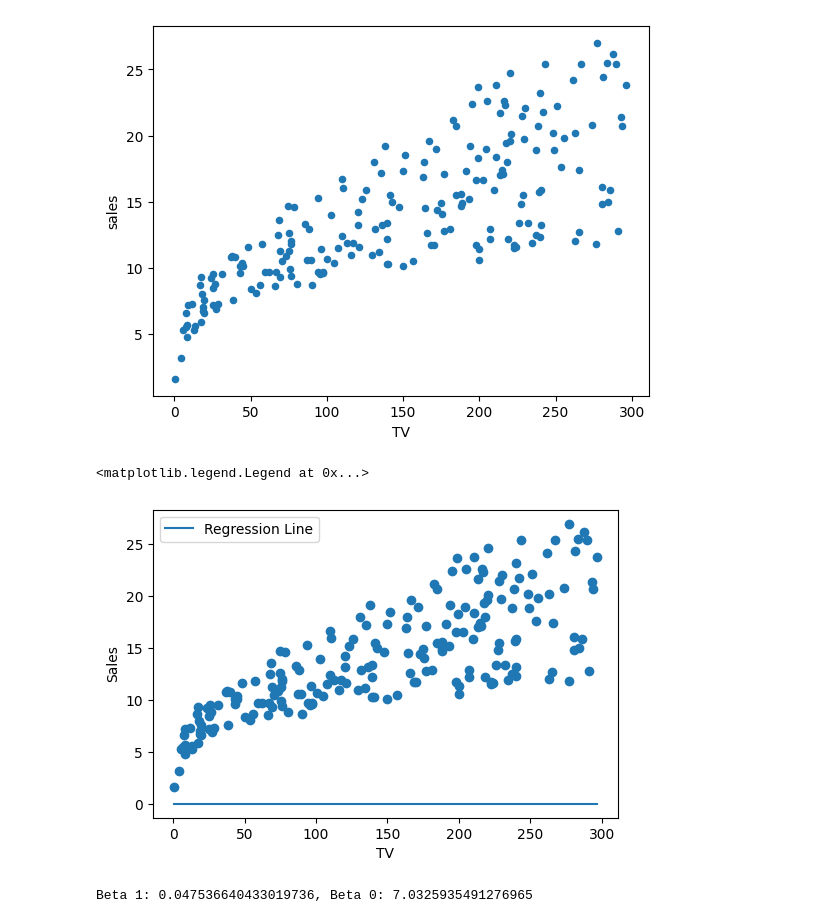
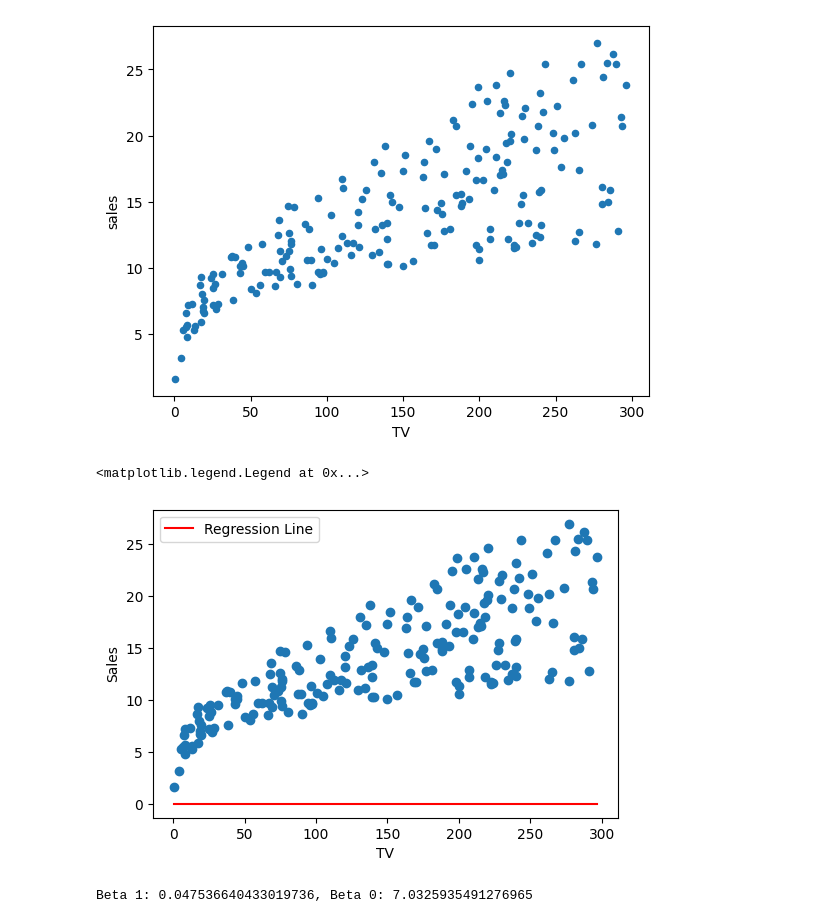
Before and after one commit to lichclass/Statistical_Learning, a Jupyter notebook: 2_Linear_Regression/Notes.ipynb, the cells around one changed output. Drawn from its saved outputs; the diff is of its cells as text; code cells hidden in the pictures.

```diff
--- a/2_Linear_Regression/Notes.ipynb
+++ b/2_Linear_Regression/Notes.ipynb
@@ -60,21 +66,21 @@ subset.plot.scatter('TV', 'sales')
 # %%
 # Initial Line (Before Fitting)
 
 beta_0 = 0 # y-intercept
 beta_1 = 0 # slope
 
 x = np.linspace(min(subset['TV']), max(subset['TV']), 100)
 y_hat = beta_0 + beta_1 * x
 
 fig, ax = plt.subplots(figsize=(6,4))
-ax.plot(x, y_hat, label='Regression Line')  # Plot the line
+ax.plot(x, y_hat, label='Regression Line', color='red')  # Plot the line
 ax.scatter(subset['TV'], subset['sales'], marker='o')
 ax.set_xlabel('TV')
 ax.set_ylabel('Sales')
 ax.legend()
 # %% [output]
 <matplotlib.legend.Legend at 0x...>
-[figure, old version]
+[figure, new version]
 # %%
 # After fitting
 
```
Also changed, not shown: parts of 15 cells of this notebook.
